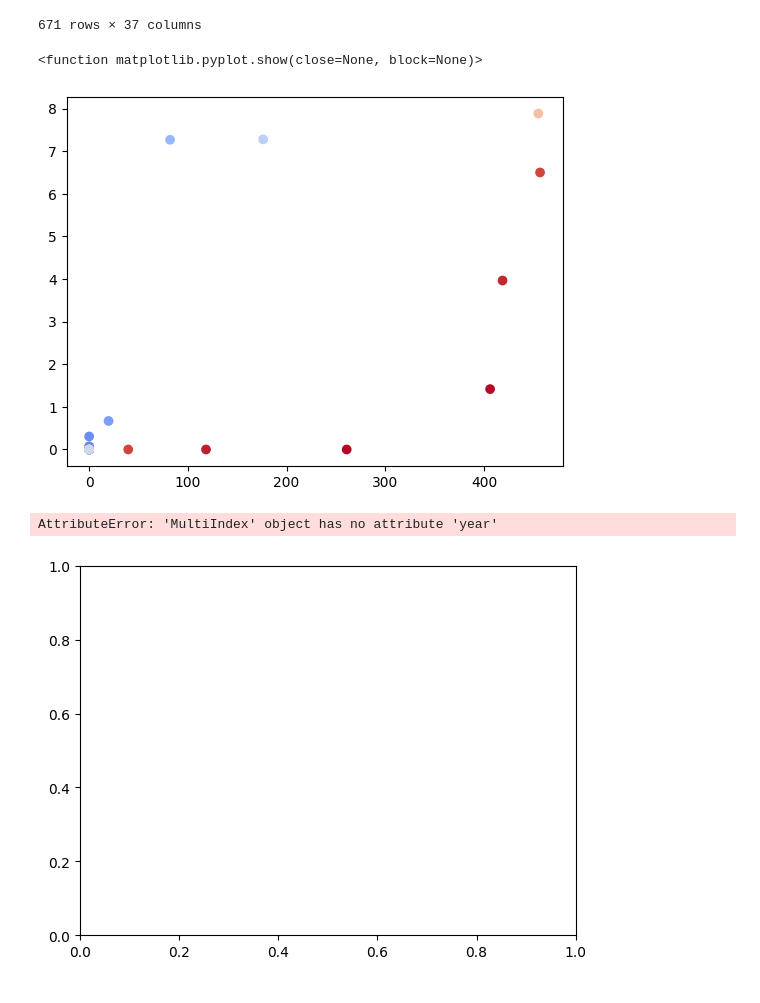
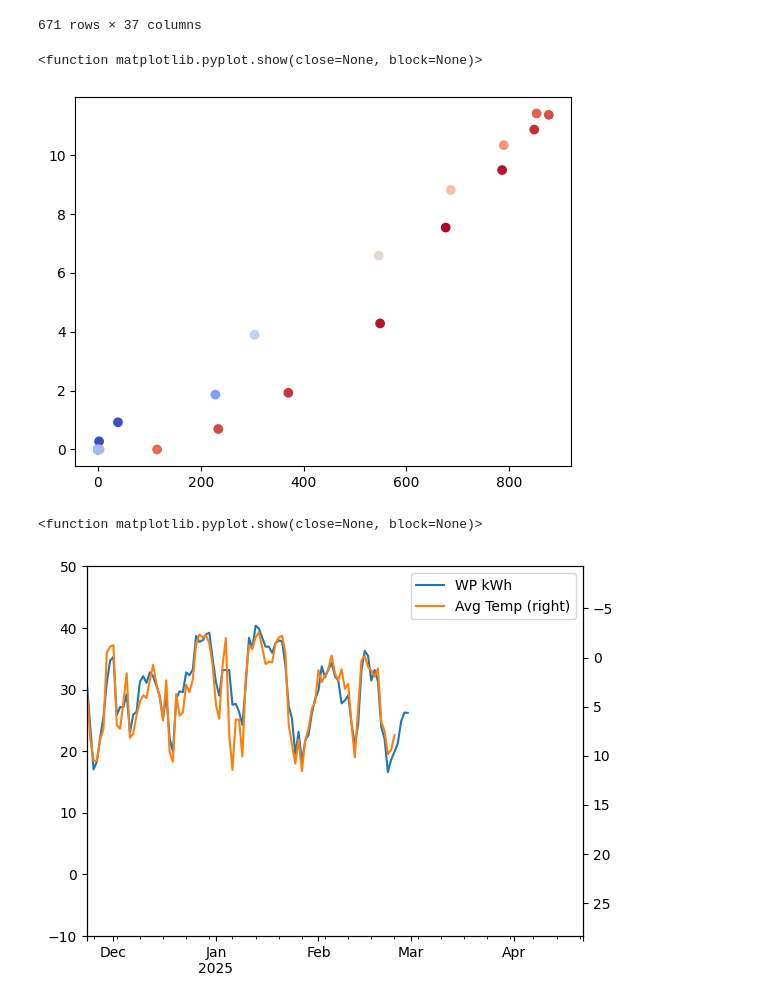
Before and after one commit to strubbi77/breisgauwind, a Jupyter notebook: Stromwert_IK8.ipynb, the cells around one changed output. Saved outputs shown, nothing was run; the diff lists cells and outputs as text; code cells hidden in the pictures.

```diff
--- a/Stromwert_IK8.ipynb
+++ b/Stromwert_IK8.ipynb
@@ -229,16 +228,17 @@ pm_day=preis_menge.groupby(gpby)['PV'].agg(['sum','max'])
 pm_day['WP sum']=preis_menge.groupby(gpby)['WP'].agg(['sum'])/1000
 pm_day['PV sum']=preis_menge.groupby(gpby)['PV'].agg(['sum'])/1000
 pm_day['Haus sum']=preis_menge.groupby(gpby)['Haus'].agg(['sum'])/1000
-pm_day['Temp avg']=20-preis_menge.groupby(gpby)['AVG_TA200'].agg(['mean'])
+pm_day['Temp avg']=preis_menge.groupby(gpby)['AVG_TA200'].agg(['mean'])
 pm_day['Glob sum']=preis_menge.groupby(gpby)['SUM_GS200'].agg(['sum'])
+pm_day=pm_day.set_index(pd.to_datetime(pm_day.index))
 
 pm_day['PV sum'].plot(ax=ax2,label="PV kWh", legend=True)
 pm_day['WP sum'].plot(ax=ax1,label="WP kWh", legend=True)
 
 #ax.scatter(pm_day.index,pm_day['Temp avg'])
-pm_day['Temp avg'].plot(ax=ax1,secondary_y=True, label="20 - Avg Temp", legend=True)
+pm_day['Temp avg'].plot(ax=ax1,secondary_y=True, label="Avg Temp", legend=True)
 pm_day['Glob sum'].plot(ax=ax2,secondary_y=True, label="Globalstrahlung", legend=True)
-
+ax1.set_ylim(-10,50)
 
 pv_kwh=[]
 pv_wert=[]
@@ -515,7 +508,9 @@ preis_menge[(preis_menge.index.year==2025) & (preis_menge.index.month==2)]
 # %%
 fig, ax = plt.subplots()
 
-pm=preis_menge[(preis_menge.index.day_of_year==51) &(preis_menge.index.year==2025)]
+#ax9.scatter(x=preis_menge['SUM_GS200'],y=preis_menge['PV']/1000,c=preis_menge['AVG_TA200'], cmap=cm.coolwarm)
+
+pm=preis_menge[(preis_menge.index>='2024-06-25')&(preis_menge.index<'2024-06-26')]
 x=pm['SUM_GS200']
 y=pm['PV']/1000
 c=pm['AVG_TA200']
@@ -528,35 +523,26 @@ ax.scatter(x,y,c=c, cmap=cm.coolwarm)
 plt.show
 # %% [output]
 <function matplotlib.pyplot.show(close=None, block=None)>
-[figure, old version]
+[figure, new version]
 # %%
-fig, ax3 = plt.subplots()
-pv_kwh=[]
-pv_wert=[]
-labels = []
-pm_pv=[]
-for cur in sorted(preis_menge['+-'].unique()):
-    d_dir=cur
-    gpby=[preis_menge[preis_menge['+-']==d_dir].index.year,preis_menge[preis_menge['+-']==d_dir].index.month]
-    gpby_first=[preis_menge.index.year,preis_menge.index.month]
-    if len(pm_pv)<2:
-        pm_pv=preis_menge.groupby(gpby_first)['PV'].agg(['max'])
-    pm_pv['PV '+d_dir]=preis_menge[preis_menge['+-']==d_dir].groupby(gpby)['PV'].agg(['sum'])/1000
-    pm_pv['PV '+d_dir]=pm_pv['PV '+d_dir].fillna(0)
-    pv_kwh=pv_kwh+[pm_pv['PV '+d_dir]]
+fig, ax1 = plt.subplots()
+pm_day['WP sum'].plot(ax=ax1,label="WP kWh", legend=True)
+#ax.scatter(pm_day.index,pm_day['Temp avg'])
+pm_day['Temp avg'].plot(ax=ax1,secondary_y=True, label="Avg Temp", legend=True)
+#ax1.right_ax.set_ylim(-30,70)
+new_ax=ax1.right_ax.get_ylim()
+ax1.right_ax.set_ylim(new_ax[1],new_ax[0])   #  (-9.268541666666668, 28.356041666666666)
 
-    pm_pv['EUR PV '+d_dir]=preis_menge[preis_menge['+-']==d_dir].groupby(gpby)['EUR PV'].agg(['sum'])
-    pm_pv['EUR PV '+d_dir]=pm_pv['EUR PV '+d_dir].fillna(0)
-    pv_wert=pv_wert+[pm_pv['EUR PV '+d_dir]]
-    labels =labels+[d_dir]
-
-
-for f in pm_pv.index.levels[0]:
-    ax3.stackplot(pm_pv[pm_pv.index.levels[0]==f].index,pv_kwh,labels=labels)    print(f)
-
-ax3.legend(loc='center left', bbox_to_anchor=(1, 0.5))
+ax1.set_ylim(-10,50)
+#ax1.set_xlim(19918,20100)  # Aug - Jan  2025
+#ax1.set_xlim(19918-365,20100-365)  # Aug - Jan  2024
+ax1.set_xlim(20050-365,20200-365)  # Aug - Jan  2025
+ax1.set_xlim(20050,20200)  # Aug - Jan  2025
+#ax1.set_xlim(20000,20100)  # Aug - Jan  2025
+#ax1.set_xlim(20000,20100)  # Aug - Jan  2025
 plt.show
+#ax1.right_ax.get_ylim() ## (19358.0, 20147.0)
 # %% [output]
-AttributeError: 'MultiIndex' object has no attribute 'year'
+<function matplotlib.pyplot.show(close=None, block=None)>
-[figure, old version]
+[figure, new version]
 # %%
```
Also changed, not shown: parts of 7 cells of this notebook, 1 other file.
